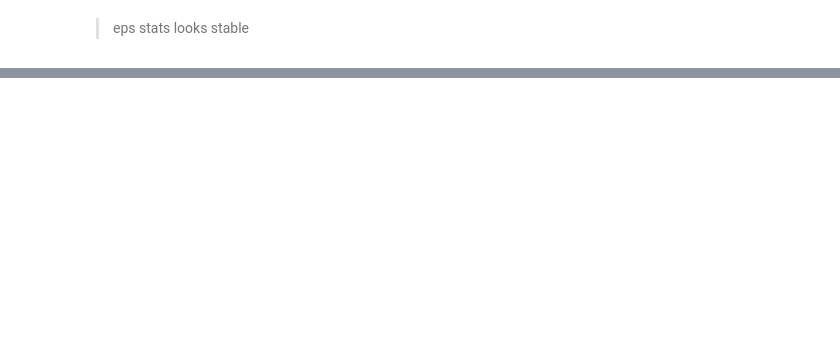
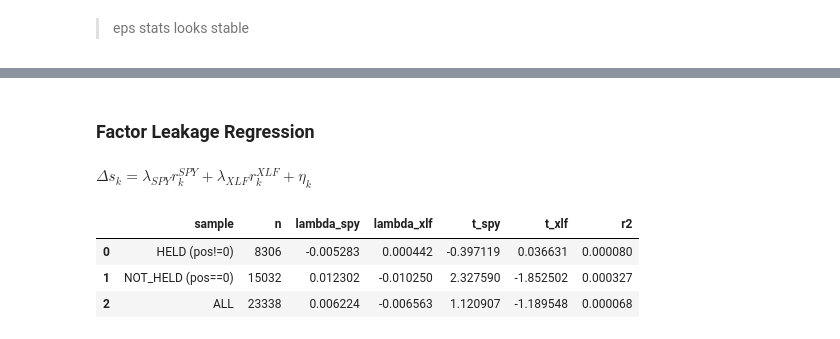
Before and after one commit to choijaewon959/Microstructure-driven-alpha-engine, a Jupyter notebook: analysis/anlaysis.ipynb, the cells around one changed output, grey strips where cells are left out. Saved outputs shown, nothing was run; the diff lists cells and outputs as text; code cells hidden in the pictures; blank space fills up the shorter version.

```diff
--- a/analysis/anlaysis.ipynb
+++ b/analysis/anlaysis.ipynb
@@ -681,2 +683,12 @@ df_eps.describe()
 # %% [markdown]
 > eps stats looks stable
+# %%
+W = 30
+
+# avoid look ahead bias by shifting 1
+mu = df_eps['eps_spread'].rolling(W).mean().shift(1)
+sd = df_eps['eps_spread'].rolling(W).std(ddof=1).shift(1)
+
+df_eps['s_z'] = (df_eps['eps_spread'] - mu) / sd
+df_eps.dropna(inplace=True)
+df_eps
@@ -682,0 +710,4 @@ df_eps.describe()
+# %% [markdown]
+### Factor Leakage Regression
+# %% [markdown]
+$\Delta s_k = \lambda_{SPY}r_k^{SPY} + \lambda_{XLF} r_{k}^{XLF} + \eta_k$
@@ -682,0 +763,9 @@ df_eps.describe()
+# %%
+df_eps['pos'] = build_position_from_z(df_eps['s_z'])
+
+conditional_leakage_test(df_eps['eps_spread'], panel['r_SPY'], panel['r_XLF'], df_eps['pos'])
+# %% [output]
+|  | sample | n | lambda_spy | lambda_xlf | t_spy | t_xlf | r2 |
+| 0 | HELD (pos!=0) | 8306 | -0.005283 | 0.000442 | -0.397119 | 0.036631 | 0.000080 |
+| 1 | NOT_HELD (pos==0) | 15032 | 0.012302 | -0.010250 | 2.327590 | -1.852502 | 0.000327 |
+| 2 | ALL | 23338 | 0.006224 | -0.006563 | 1.120907 | -1.189548 | 0.000068 |
```
Also changed, not shown: parts of 5 cells of this notebook.
